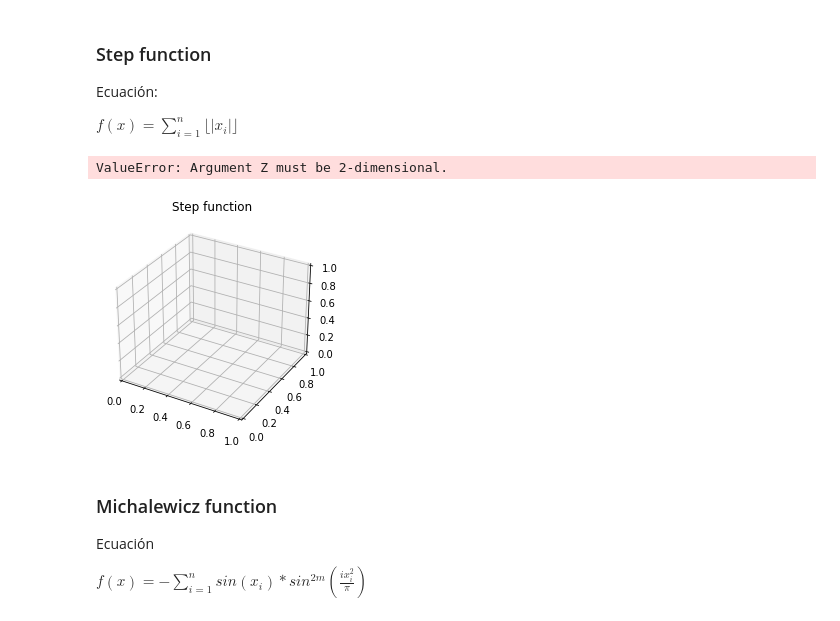
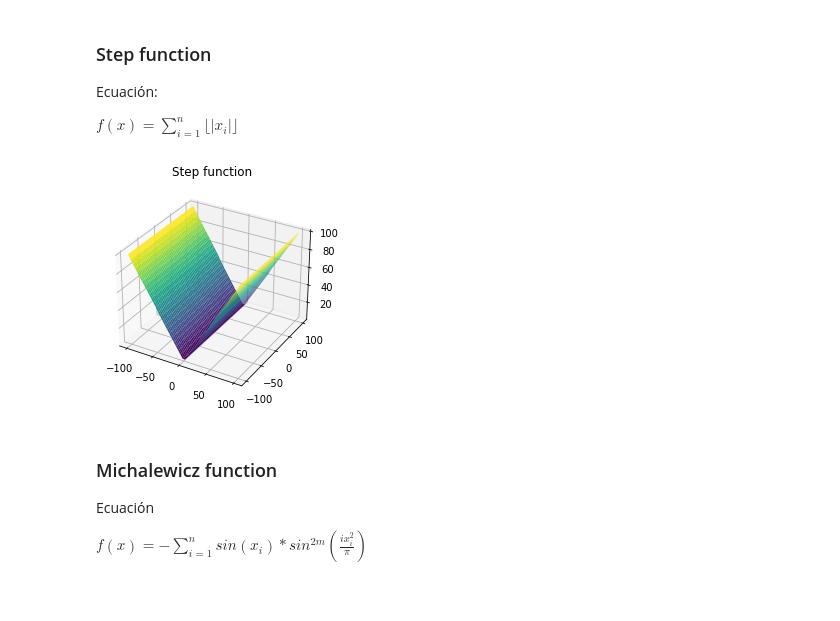
Before and after one commit to abraham-murillo/Seminario-inteligencia-artificial, a Jupyter notebook: tarea2.2.ipynb, the cells around one changed output. Saved outputs shown, nothing was run; the diff lists cells and outputs as text; code cells hidden in the pictures.

```diff
--- a/tarea2.2.ipynb
+++ b/tarea2.2.ipynb
@@ -44,30 +44,26 @@ $f(x) = \sum_{i=1}^{n} {\lfloor|x_i|\rfloor}$
 # %%
 # Step function
 from mpl_toolkits.mplot3d import Axes3D
 import matplotlib.pyplot as plt
 from numpy import *
 
 fig = plt.figure()
 ax = fig.add_subplot(111, projection = '3d')
 ax.set_title("Step function")
 
 X = linspace(-100, 100, 50)
 Y = linspace(-100, 100, 50)
 
 X, Y = meshgrid(X, Y)
 
 def f(x, y):
-  sum = 0
-  for xi in x:
-    sum += floor(abs(xi))
-  return sum
+  return floor(abs(x))
 
 ax.plot_surface(X, Y, f(X, Y), cmap = 'viridis', edgecolor = 'none')
 
 plt.show()
 # %% [output]
-ValueError: Argument Z must be 2-dimensional.
-[figure, old version]
+[figure, new version]
 # %%
 # Absolute function
 from mpl_toolkits.mplot3d import Axes3D
```
Also changed, not shown: parts of 2 cells of this notebook.
